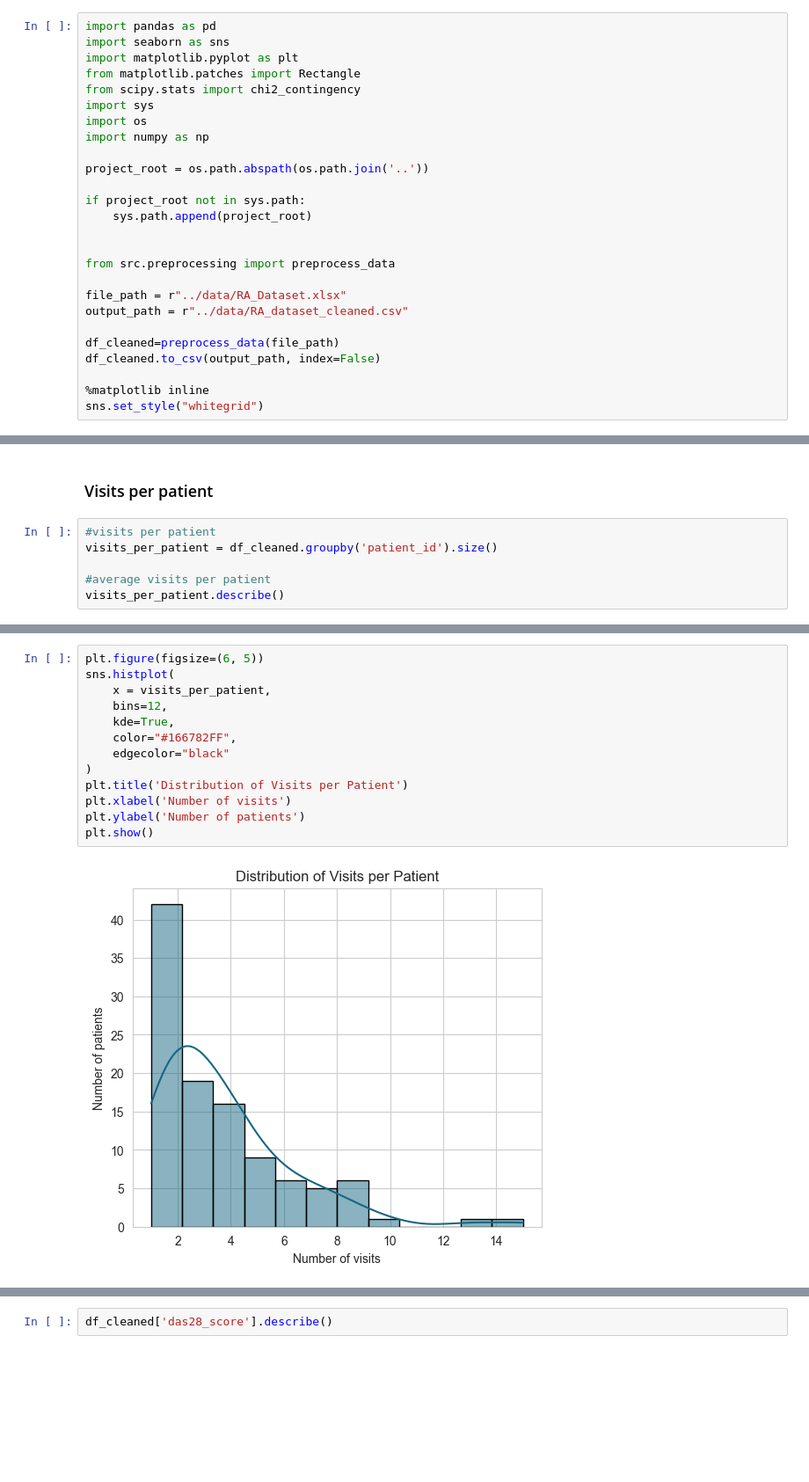
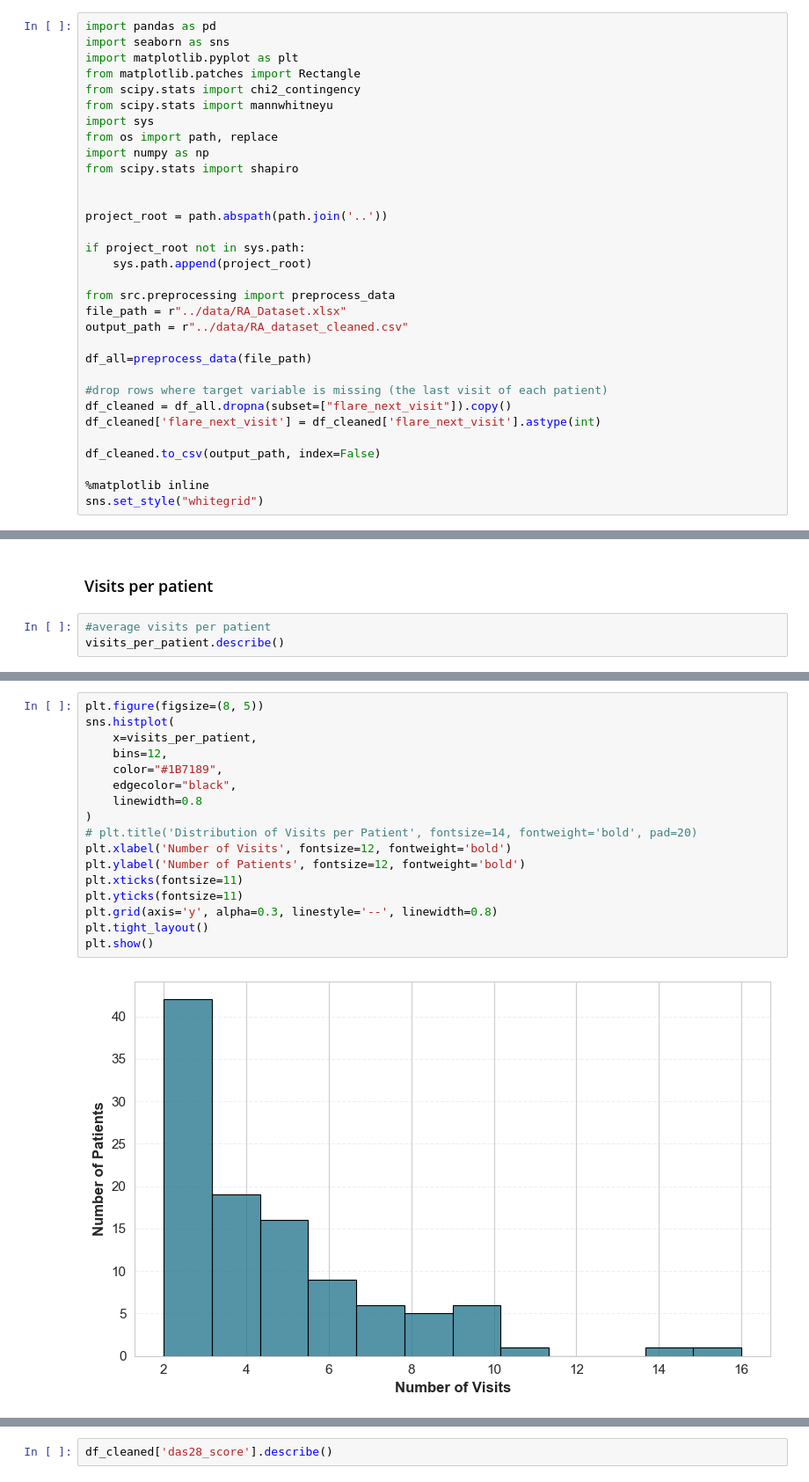
Before and after one commit to konnatzeik/Master_Thesis, a Jupyter notebook: notebooks/01_EDA.ipynb, the cells around one changed output, grey strips where cells are left out. Shown at 88% size. Saved outputs shown, nothing was run; the diff lists cells and outputs as text; blank space fills up the shorter version.

```diff
--- a/notebooks/01_EDA.ipynb
+++ b/notebooks/01_EDA.ipynb
@@ -7,22 +21,28 @@ import seaborn as sns
 import matplotlib.pyplot as plt
 from matplotlib.patches import Rectangle
 from scipy.stats import chi2_contingency
+from scipy.stats import mannwhitneyu
 import sys
-import os
+from os import path, replace
 import numpy as np
+from scipy.stats import shapiro
 
-project_root = os.path.abspath(os.path.join('..'))
+
+project_root = path.abspath(path.join('..'))
 
 if project_root not in sys.path:
     sys.path.append(project_root)
 
-
 from src.preprocessing import preprocess_data
-
 file_path = r"../data/RA_Dataset.xlsx"
 output_path = r"../data/RA_dataset_cleaned.csv"
 
-df_cleaned=preprocess_data(file_path)
+df_all=preprocess_data(file_path)
+
+#drop rows where target variable is missing (the last visit of each patient)
+df_cleaned = df_all.dropna(subset=["flare_next_visit"]).copy()
+df_cleaned['flare_next_visit'] = df_cleaned['flare_next_visit'].astype(int)
+
 df_cleaned.to_csv(output_path, index=False)
 
 %matplotlib inline
@@ -406,9 +482,6 @@ The target variable 'flare_next_visit' showed imbalance between Flare and no Fla
 # %% [markdown]
 ### Visits per patient
 # %%
-#visits per patient
-visits_per_patient = df_cleaned.groupby('patient_id').size()
-
 #average visits per patient
 visits_per_patient.describe()
 # %% [output]
@@ -423,16 +496,20 @@ max       15.000000
 dtype: float64
 # %%
-plt.figure(figsize=(6, 5))
+plt.figure(figsize=(8, 5))
 sns.histplot(
-    x = visits_per_patient,
+    x=visits_per_patient,
     bins=12,
-    kde=True,
-    color="#166782FF",
-    edgecolor="black"
+    color="#1B7189",
+    edgecolor="black",
+    linewidth=0.8
 )
-plt.title('Distribution of Visits per Patient')
-plt.xlabel('Number of visits')
-plt.ylabel('Number of patients')
+# plt.title('Distribution of Visits per Patient', fontsize=14, fontweight='bold', pad=20)
+plt.xlabel('Number of Visits', fontsize=12, fontweight='bold')
+plt.ylabel('Number of Patients', fontsize=12, fontweight='bold')
+plt.xticks(fontsize=11)
+plt.yticks(fontsize=11)
+plt.grid(axis='y', alpha=0.3, linestyle='--', linewidth=0.8)
+plt.tight_layout()
 plt.show()
 # %% [output]
-[figure, old version]
+[figure, new version]
```
Also changed, not shown: parts of 141 cells of this notebook, 5 other files.
